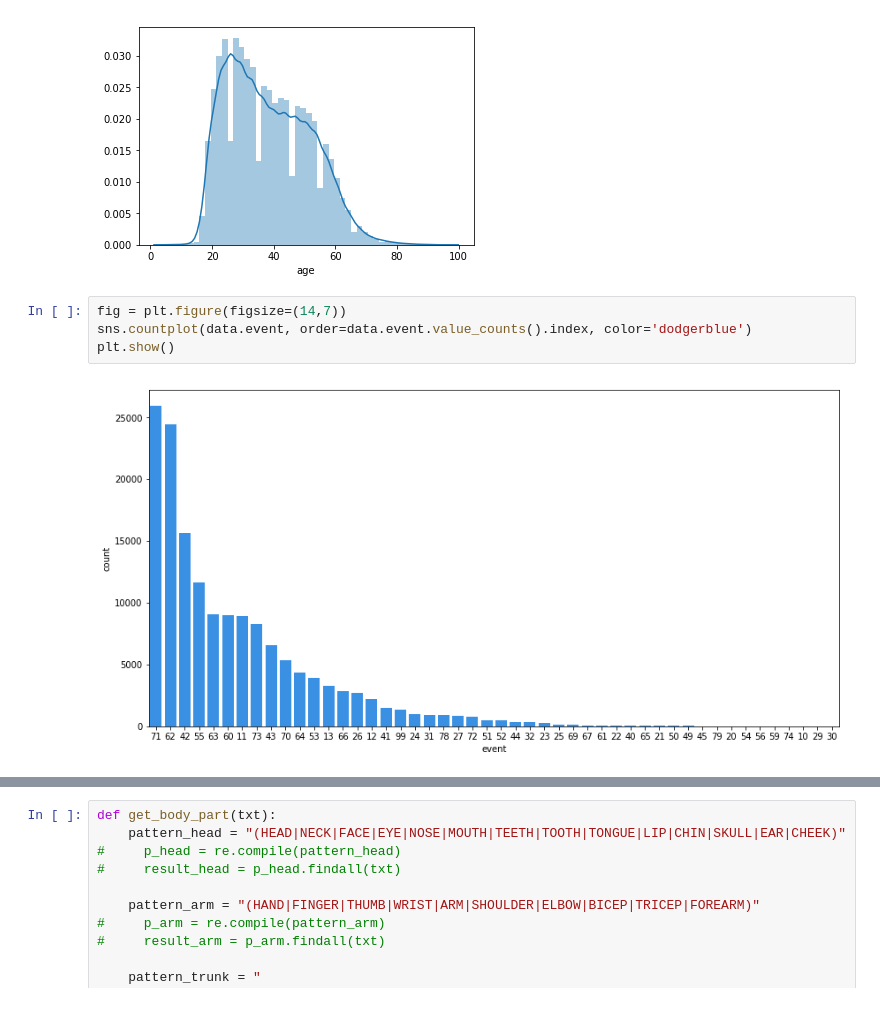
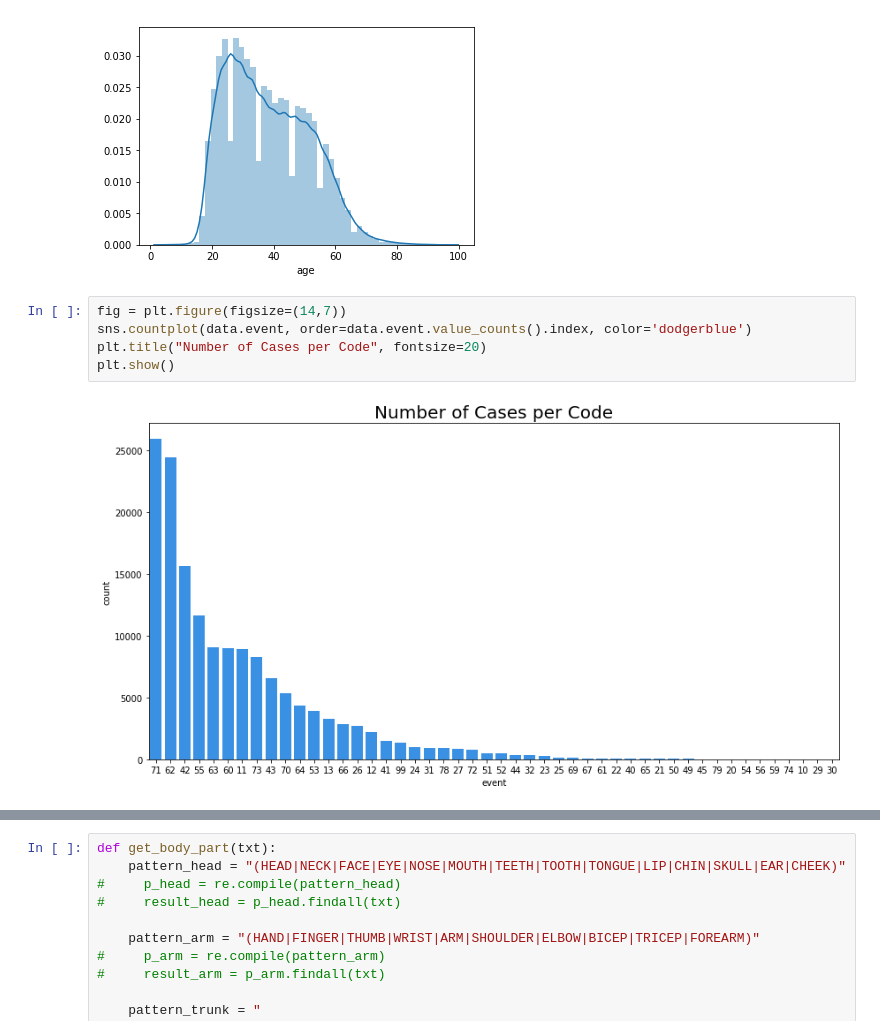
Before and after one commit to kpokrass/occupational_injuries, a Jupyter notebook: injury_classification.ipynb, the cells around one changed output, grey strips where cells are left out. Saved outputs shown, nothing was run; the diff lists cells and outputs as text.

```diff
--- a/injury_classification.ipynb
+++ b/injury_classification.ipynb
@@ -166,7 +166,8 @@ plt.show()
 # %%
 fig = plt.figure(figsize=(14,7))
 sns.countplot(data.event, order=data.event.value_counts().index, color='dodgerblue')
+plt.title("Number of Cases per Code", fontsize=20)
 plt.show()
 # %% [output]
-[figure, old version]
+[figure, new version]
 # %%
```
Also changed, not shown: parts of 18 cells of this notebook.
